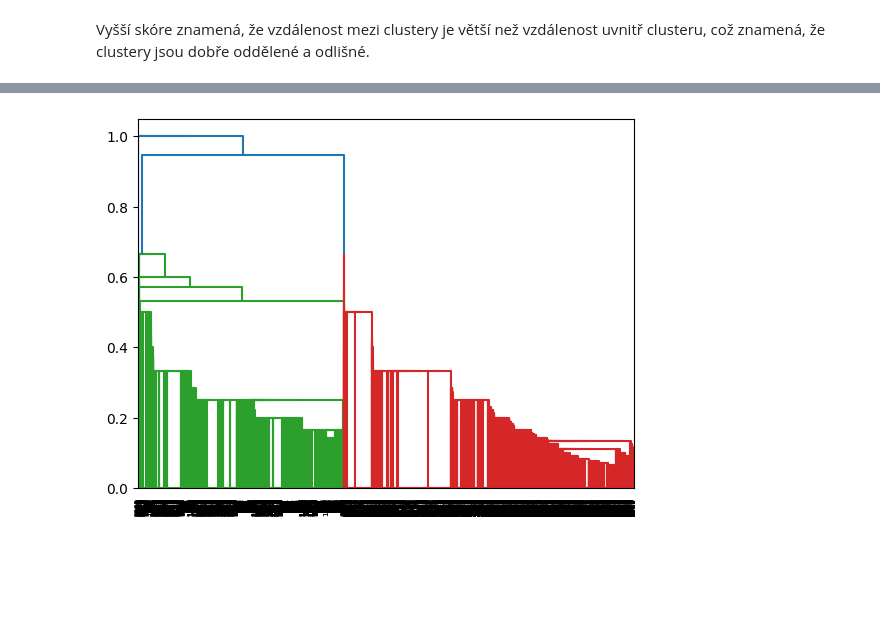
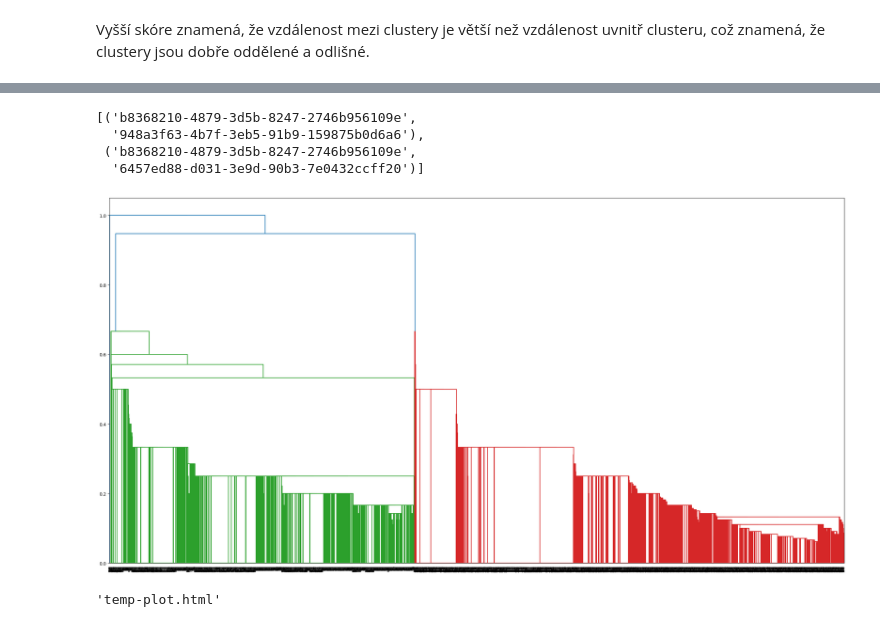
Before and after one commit to Katlii/Jupyter_analysis, a Jupyter notebook: jupiter_analysis.ipynb, the cells around one changed output, grey strips where cells are left out. Drawn from its saved outputs; the diff is of its cells as text; code cells hidden in the pictures; blank space fills up the shorter version.

```diff
--- a/jupiter_analysis.ipynb
+++ b/jupiter_analysis.ipynb
@@ -39,10 +39,12 @@ countIdforTitle=dict(Counter(values))
 # %% [markdown]
 Events, with lots of eventId :
 # %%
+sameName={}
 maxx=0
 for i in countIdforTitle:
     if countIdforTitle[i]>1:
         print(i, countIdforTitle[i])
+        sameName[i]=countIdforTitle[i]
         if maxx < countIdforTitle[i]:
             maxx =countIdforTitle[i]
             r=i
@@ -554,19 +835,75 @@ max(dictDistanceM.values())
+# %%
+keys_with_value_44 = [key for key, value in dictDistanceM.items() if value == 44]
+keys_with_value_44
+# %% [output]
+[('b8368210-4879-3d5b-8247-2746b956109e',
+  '948a3f63-4b7f-3eb5-91b9-159875b0d6a6'),
+ ('b8368210-4879-3d5b-8247-2746b956109e',
+  '6457ed88-d031-3e9d-90b3-7e0432ccff20')]
 # %%
 import scipy.cluster.hierarchy as shc
 from scipy.spatial.distance import pdist
 from scipy.cluster.hierarchy import linkage, dendrogram, fcluster
 # assume your dataframe is called `df`
 # compute the pairwise distances between rows using Jaccard distance
 dists = pdist(updateDataSet, metric='jaccard')
 
 # perform single linkage clustering
 linkage_matrix = linkage(dists, method='single')
 
 # plot the dendrogram
+plt.figure(figsize=(30,15))
 dendrogram(linkage_matrix)
+plt.show()
+#fig.update_layout(width=800, height=500)
+
 
 # extract the cluster labels for a given distance threshold
 threshold = 0.5 # adjust this value to obtain different number of clusters
 clusters = fcluster(linkage_matrix, threshold, criterion='distance')
 # %% [output]
-[figure, old version]
+[figure, new version]
+# %%
+import plotly.graph_objects as go
+import plotly.offline as pyo
+import scipy.cluster.hierarchy as shc
+from scipy.spatial.distance import pdist
+from scipy.cluster.hierarchy import linkage, dendrogram, fcluster
+
+# Compute the pairwise distances between rows using Jaccard distance
+dists = pdist(updateDataSet, metric='jaccard')
+
+# Perform hierarchical clustering using single linkage
+linkage_matrix = linkage(dists, method='single')
+
+# Extract the cluster labels for a given distance threshold
+threshold = 0.3  # Adjust this value to obtain different number of clusters
+clusters = fcluster(linkage_matrix, threshold, criterion='distance')
+
+# Create a dictionary to store the cluster data
+cluster_data = {}
+
+# Compute the mean values for each cluster
+for cluster_label in range(1, max(clusters) + 1):
+    cluster_data[cluster_label] = updateDataSet[clusters == cluster_label].mean()
+
+# Prepare data for polar plot
+categories = list(d.values())
+difference_index = abs(cluster_data[1] - cluster_data[2]) >= 0.1
+categories = [d[i] for i in list(cluster_data[1].index[difference_index])]
+cluster_1 = list(cluster_data[1][difference_index])
+cluster_2 = list(cluster_data[2][difference_index])
+
+# Create the polar plot
+fig = go.Figure()
+fig.add_trace(go.Scatterpolar(r=cluster_1, theta=categories, fill='toself', name='Cluster 1'))
+fig.add_trace(go.Scatterpolar(r=cluster_2, theta=categories, fill='toself', name='Cluster 2'))
+
+fig.update_layout(title=go.layout.Title(text='Clusters'),
+                  polar={'radialaxis': {'visible': True}},
+                  showlegend=True)
+
+# Display the polar plot
+pyo.plot(fig)
+# %% [output]
+'temp-plot.html'
```
Also changed, not shown: parts of 32 cells of this notebook.
